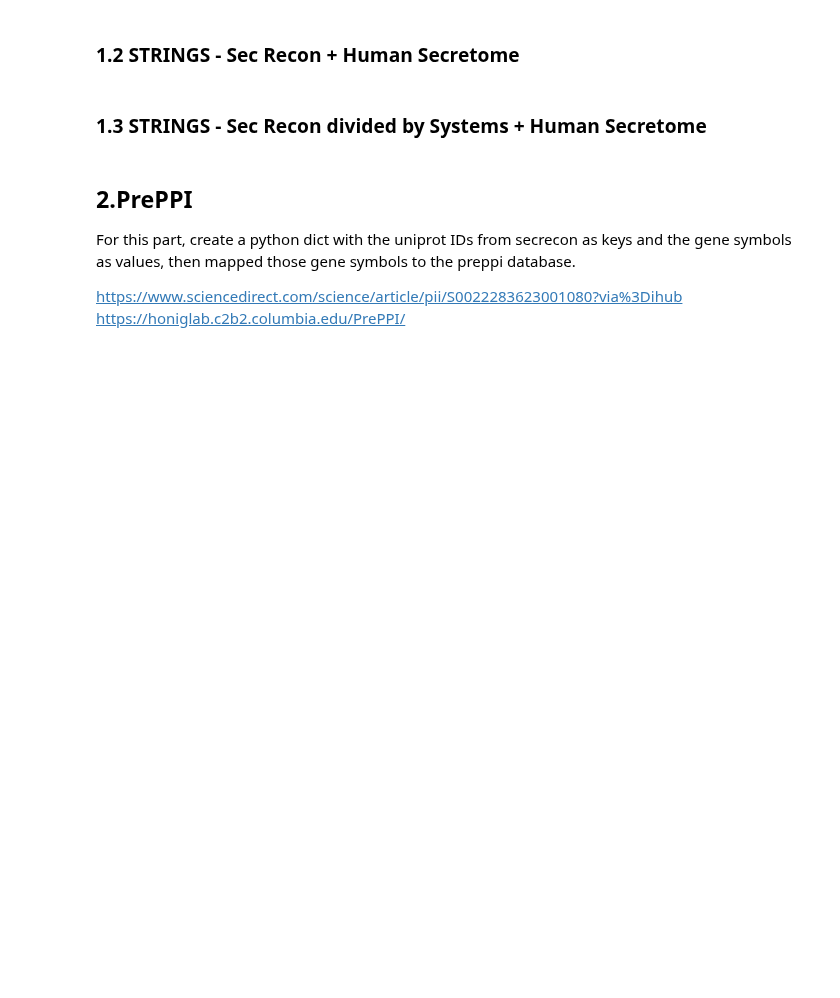
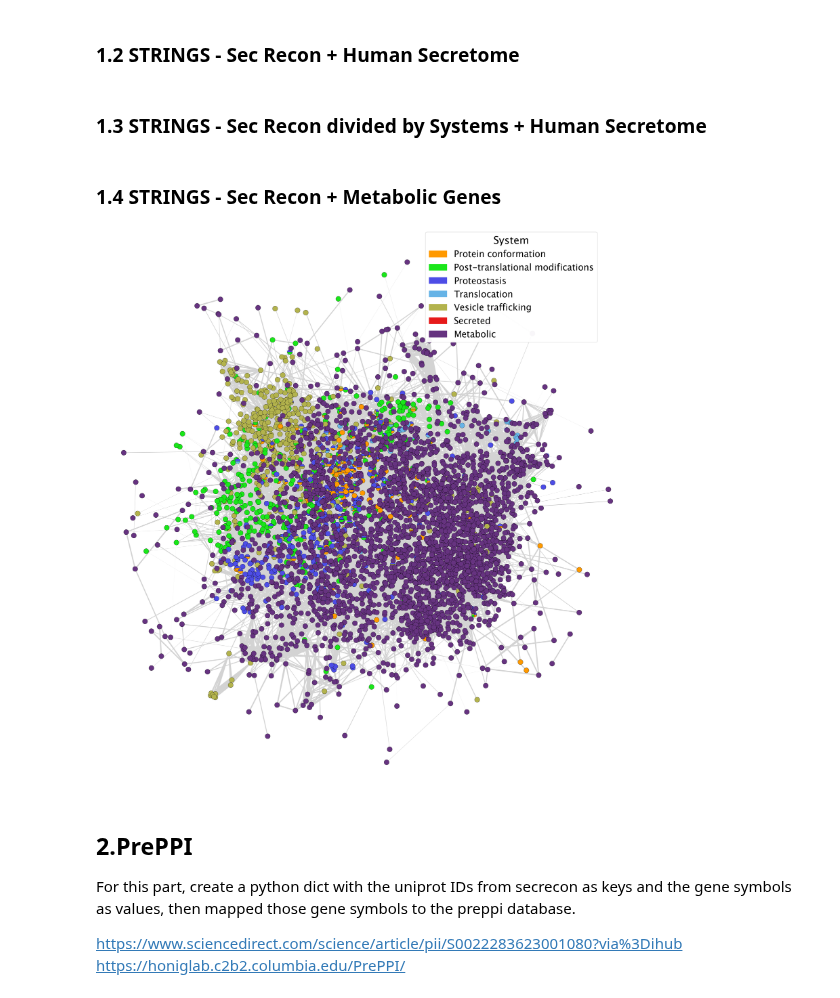
Before and after one commit to pablodig/secRecon-Secretory-Pathway-Reconstruction, a Jupyter notebook: 1 - Network Reconstruction/1.3 - PPI_Ontology_Network.ipynb, the cells around one changed output. Cells and saved outputs as stored; diff of their text form; code cells hidden in the pictures; blank space fills up the shorter version.

```diff
--- a/1 - Network Reconstruction/1.3 - PPI_Ontology_Network.ipynb
+++ b/1 - Network Reconstruction/1.3 - PPI_Ontology_Network.ipynb
@@ -120,4 +118,46 @@ filename = f"Network/STRING_interactions_proteostasis_secretome_{color_code}.png
 visualize_network(G=G_string, node_size=0.012, filename=filename, dist=0.15, color_by=color_code, gene_dict=gene_sec_dict, legends=False)
+# %% [markdown]
+### 1.4 STRINGS - Sec Recon + Metabolic Genes
+# %%
+# Load Human Secretome df
+metabolic_genes = pd.read_csv('../Data/metabolic_genes.csv')
+
+# Creating the dictionary
+metabolic_genes_dict = {row['Human Gene Name']: {'systems': ['Metabolic'], 'subcellular_localization': ['Metabolic']} for index, row in metabolic_genes.iterrows()}
+# %%
+# Merging metabolic dictionary with gene_dict
+gene_secmet_dict = gene_dict.copy()
+
+for key, value in metabolic_genes_dict.items():
+    if key not in gene_secmet_dict:
+        gene_secmet_dict[key] = value
+
+gene_secmet_list = list(gene_secmet_dict.keys())
+# %%
+G_string = fetch_string_interactions(gene_secmet_list)
+
+# Draw the graph layout
+pos = nx.spring_layout(G_string, seed=42, k=0.12, iterations=80)
+
+# Add positions as node attributes
+for node, (x, y) in pos.items():
+    G_string.nodes[node]['x'] = x
+    G_string.nodes[node]['y'] = y
+
+# Save the network generated
+nx.write_graphml(G_string, 'secRecon_networks/string_interactions_sec_recon_plus_met.graphml')
+# %%
+color_code = 'systems' #localization
+
+G_string = nx.read_graphml('secRecon_networks/string_interactions_sec_recon_plus_met.graphml') # Uncoment if reading the G object
+
+# Extract positions from the graph
+pos = {node: (float(data['x']), float(data['y'])) for node, data in G_string.nodes(data=True)}
+
+filename = f"secRecon_networks/STRING_interactions_secrecon_metgenes_{color_code}.svg"
+visualize_network(G_string, gene_secmet_dict, pos, filename=filename, node_size=0.010, color_by='systems', legends=True)
+# %% [output]
+[figure, added]
 # %% [markdown]
 ## 2.PrePPI
 For this part, create a python dict with the uniprot IDs from secrecon as keys and the gene symbols as values, then mapped those gene symbols to the preppi database.
```
Also changed, not shown: parts of 13 cells of this notebook, 40 other files.
